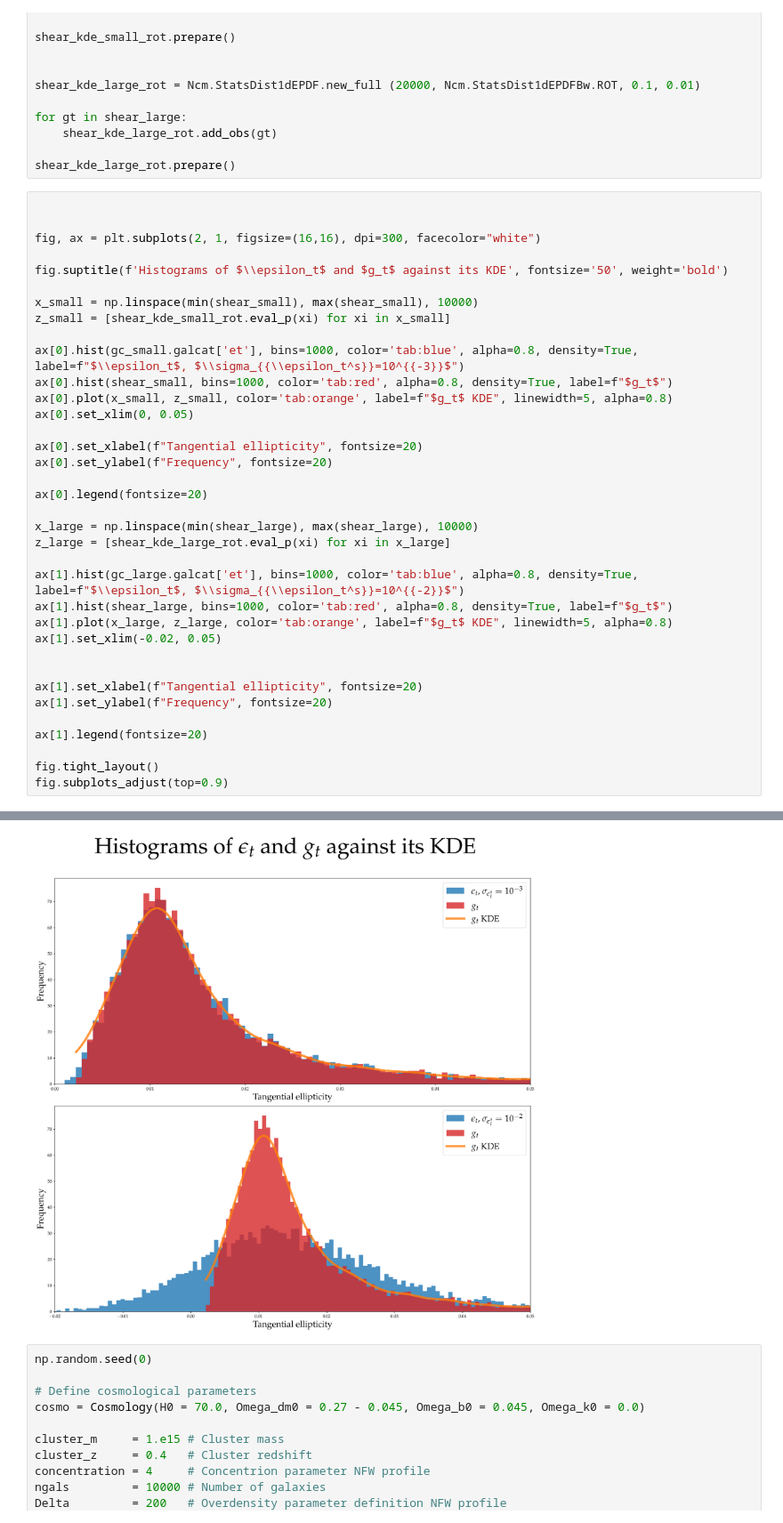
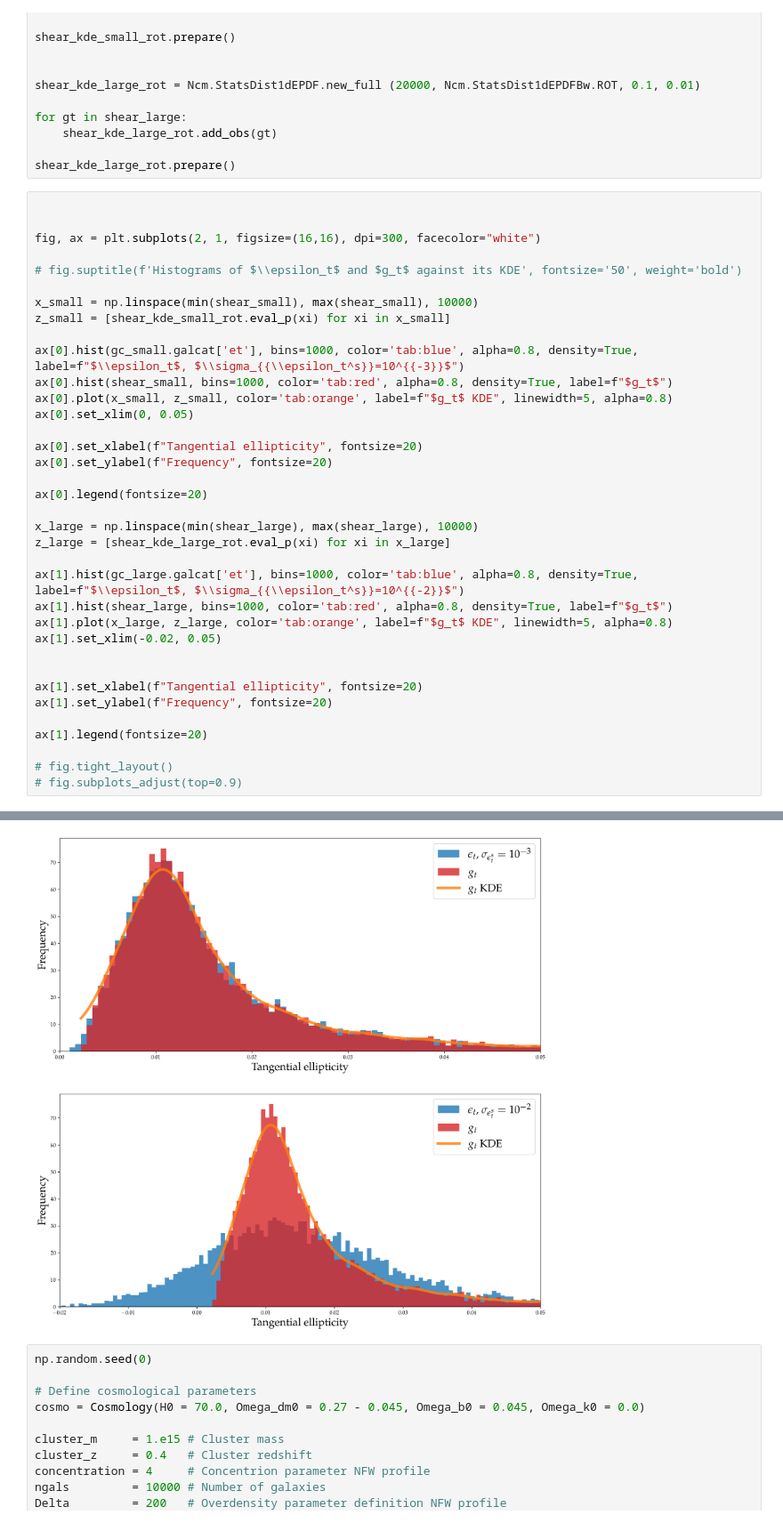
Before and after one commit to caioolivv/masters, a Jupyter notebook: CLMM/CLMM_shear_likelihood_2_1.ipynb, the cells around one changed output, grey strips where cells are left out. Shown at 89% size. Cells and saved outputs as stored; diff of their text form.

```diff
--- a/CLMM/CLMM_shear_likelihood_2_1.ipynb
+++ b/CLMM/CLMM_shear_likelihood_2_1.ipynb
@@ -107,7 +99,7 @@ shear_kde_large_rot.prepare()
 
 fig, ax = plt.subplots(2, 1, figsize=(16,16), dpi=300, facecolor="white")
 
-fig.suptitle(f'Histograms of $\\epsilon_t$ and $g_t$ against its KDE', fontsize='50', weight='bold')
+# fig.suptitle(f'Histograms of $\\epsilon_t$ and $g_t$ against its KDE', fontsize='50', weight='bold')
 
 x_small = np.linspace(min(shear_small), max(shear_small), 10000)
 z_small = [shear_kde_small_rot.eval_p(xi) for xi in x_small]
@@ -136,6 +128,6 @@ ax[1].set_ylabel(f"Frequency", fontsize=20)
 
 ax[1].legend(fontsize=20)
 
-fig.tight_layout()
-fig.subplots_adjust(top=0.9)
+# fig.tight_layout()
+# fig.subplots_adjust(top=0.9)
 # %% [output]
@@ -142,4 +135,4 @@ fig.subplots_adjust(top=0.9)
-[figure, old version]
+[figure, new version]
 # %%
 np.random.seed(0)
 
```
Also changed, not shown: parts of 3 cells of this notebook, 8 other files.
